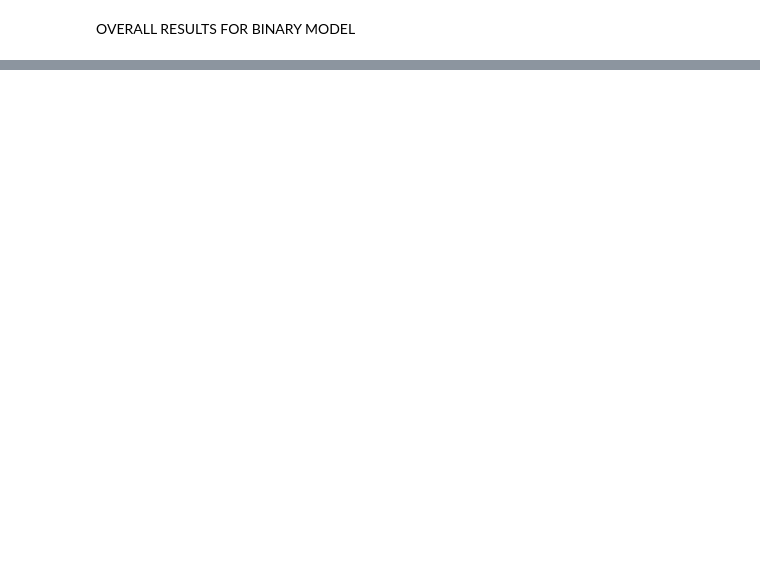
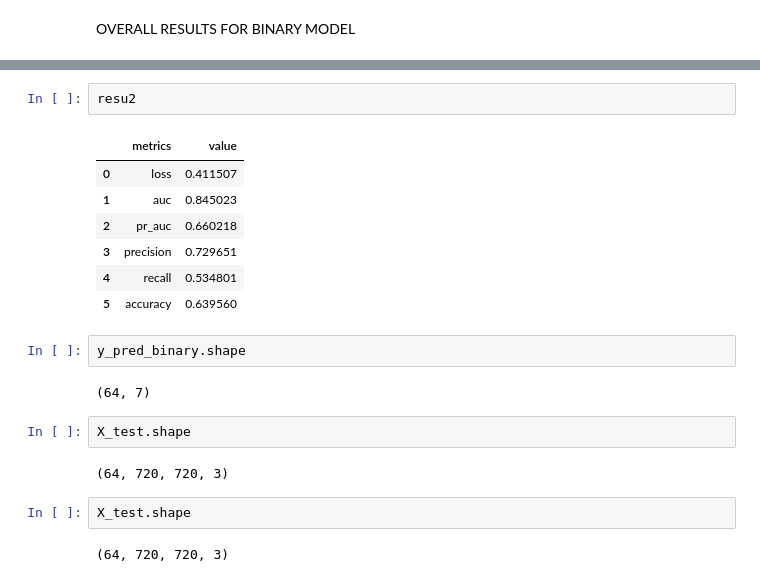
Before and after one commit to carlajord/methane_source, a Jupyter notebook: baseline.ipynb, the cells around one changed output, grey strips where cells are left out. Drawn from its saved outputs; the diff is of its cells as text; blank space fills up the shorter version.

```diff
--- a/baseline.ipynb
+++ b/baseline.ipynb
@@ -364,0 +441,22 @@ OVERALL RESULTS FOR BINARY MODEL
+# %%
+resu2
+# %% [output]
+|  | metrics | value |
+| 0 | loss | 0.411507 |
+| 1 | auc | 0.845023 |
+| 2 | pr_auc | 0.660218 |
+| 3 | precision | 0.729651 |
+| 4 | recall | 0.534801 |
+| 5 | accuracy | 0.639560 |
+# %%
+y_pred_binary.shape
+# %% [output]
+(64, 7)
+# %%
+X_test.shape
+# %% [output]
+(64, 720, 720, 3)
+# %%
+X_test.shape
+# %% [output]
+(64, 720, 720, 3)
```
Also changed, not shown: parts of 21 cells of this notebook.
